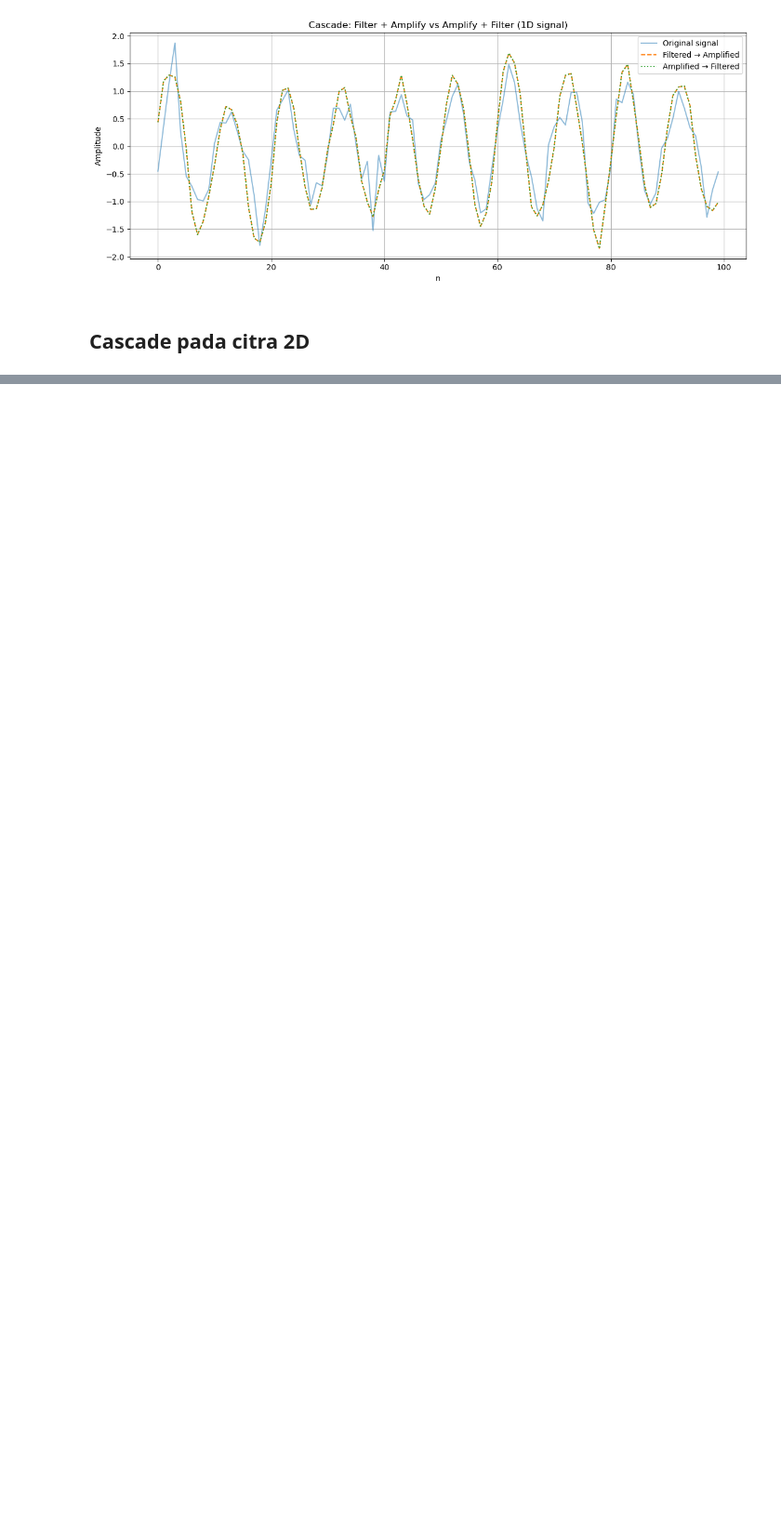
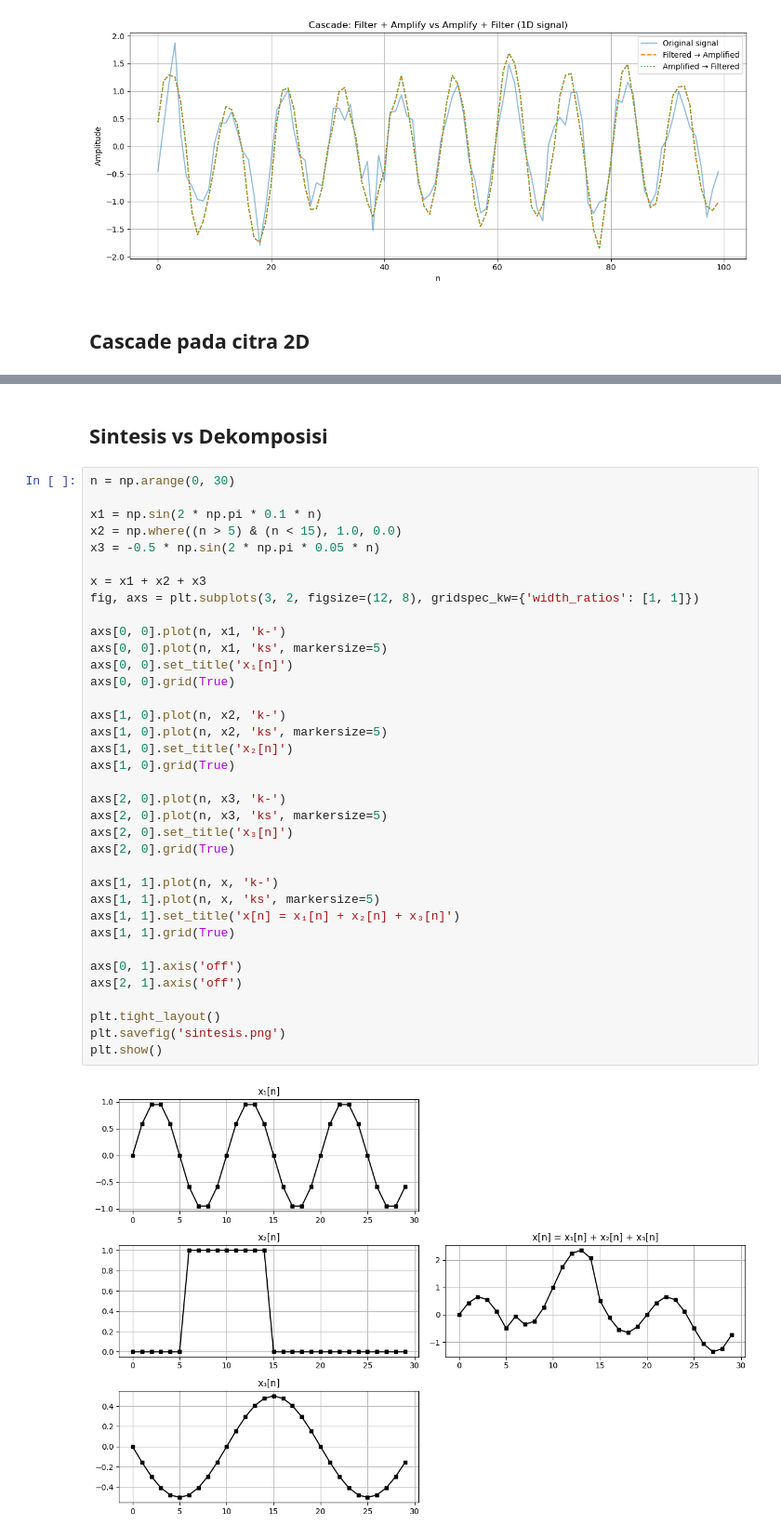
Before and after one commit to virgantara/Digital-Signal-Processing-Course, a Jupyter notebook: week04/penjumlahan.ipynb, the cells around one changed output, grey strips where cells are left out. Shown at 93% size. Drawn from its saved outputs; the diff is of its cells as text; blank space fills up the shorter version.

```diff
--- a/week04/penjumlahan.ipynb
+++ b/week04/penjumlahan.ipynb
@@ -258,3 +258,43 @@ plt.tight_layout()
 plt.show()
 # %% [output]
 [figure]
+# %% [markdown]
+## Sintesis vs Dekomposisi
+# %%
+n = np.arange(0, 30)
+
+x1 = np.sin(2 * np.pi * 0.1 * n)
+x2 = np.where((n > 5) & (n < 15), 1.0, 0.0)
+x3 = -0.5 * np.sin(2 * np.pi * 0.05 * n)
+
+x = x1 + x2 + x3
+fig, axs = plt.subplots(3, 2, figsize=(12, 8), gridspec_kw={'width_ratios': [1, 1]})
+
+axs[0, 0].plot(n, x1, 'k-')
+axs[0, 0].plot(n, x1, 'ks', markersize=5)
+axs[0, 0].set_title('x₁[n]')
+axs[0, 0].grid(True)
+
+axs[1, 0].plot(n, x2, 'k-')
+axs[1, 0].plot(n, x2, 'ks', markersize=5)
+axs[1, 0].set_title('x₂[n]')
+axs[1, 0].grid(True)
+
+axs[2, 0].plot(n, x3, 'k-')
+axs[2, 0].plot(n, x3, 'ks', markersize=5)
+axs[2, 0].set_title('x₃[n]')
+axs[2, 0].grid(True)
+
+axs[1, 1].plot(n, x, 'k-')
+axs[1, 1].plot(n, x, 'ks', markersize=5)
+axs[1, 1].set_title('x[n] = x₁[n] + x₂[n] + x₃[n]')
+axs[1, 1].grid(True)
+
+axs[0, 1].axis('off')
+axs[2, 1].axis('off')
+
+plt.tight_layout()
+plt.savefig('sintesis.png')
+plt.show()
+# %% [output]
+[figure, added]
```
Also changed, not shown: 2 other files.
